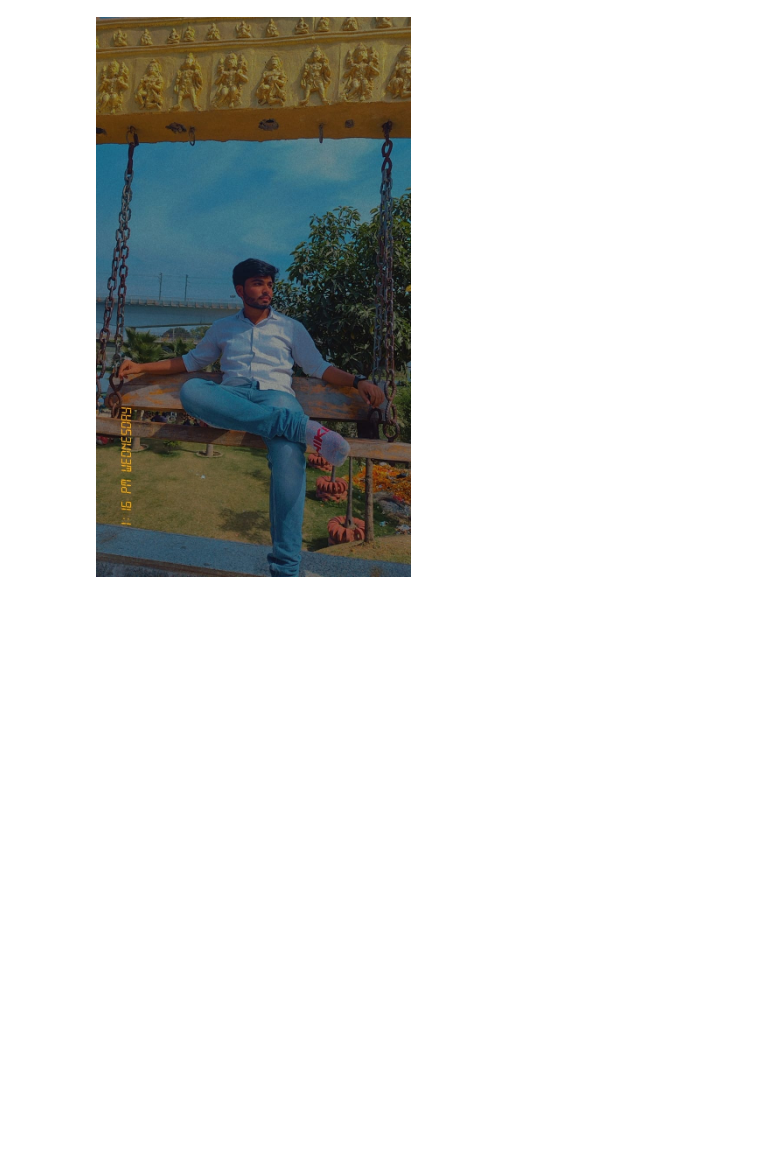
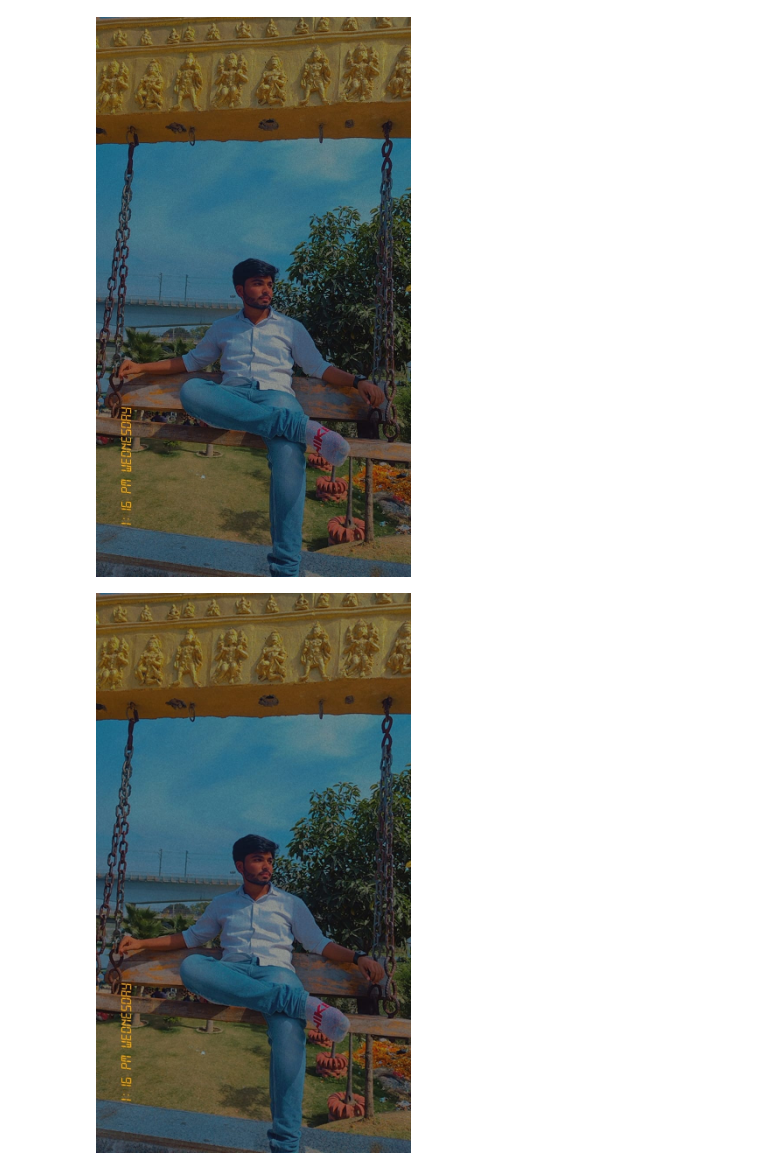
Before and after one commit to aayush7379/Python, a Jupyter notebook: img_pro.ipynb, the cells around one changed output. Drawn from its saved outputs; the diff is of its cells as text; code cells hidden in the pictures; blank space fills up the shorter version.

```diff
--- a/img_pro.ipynb
+++ b/img_pro.ipynb
@@ -55,3 +55,9 @@ ValueError: Unknown resampling filter (512). Use Image.Resampling.NEAREST (0), I
 im1.rotate(360)
 # %% [output]
 [figure]
+# %%
+w,h = im1.width,im1.height
+img = im1.resize((w//2,h//2)) # reduce size by 50%
+img
+# %% [output]
+[figure, added]
```
Also changed, not shown: parts of 8 cells of this notebook, 1 other file.
